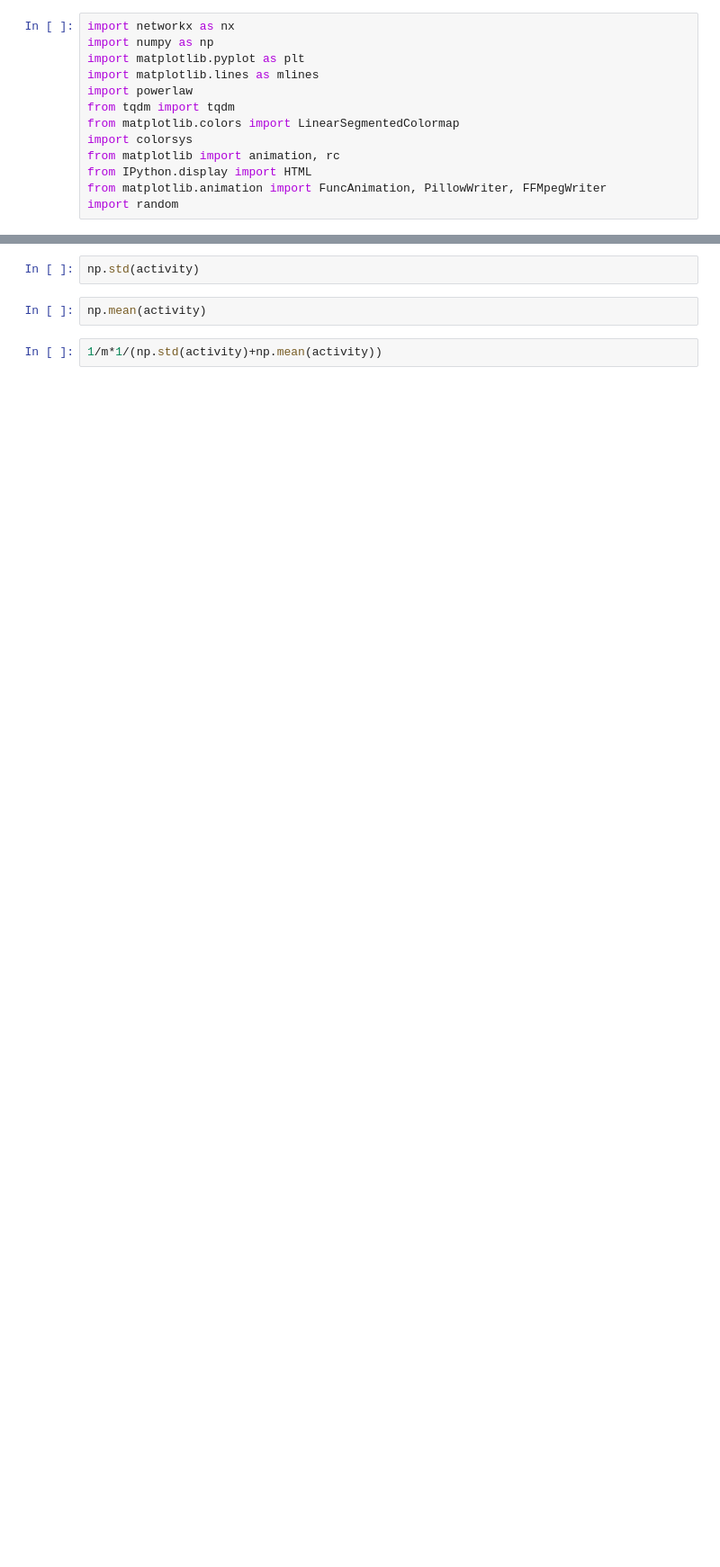
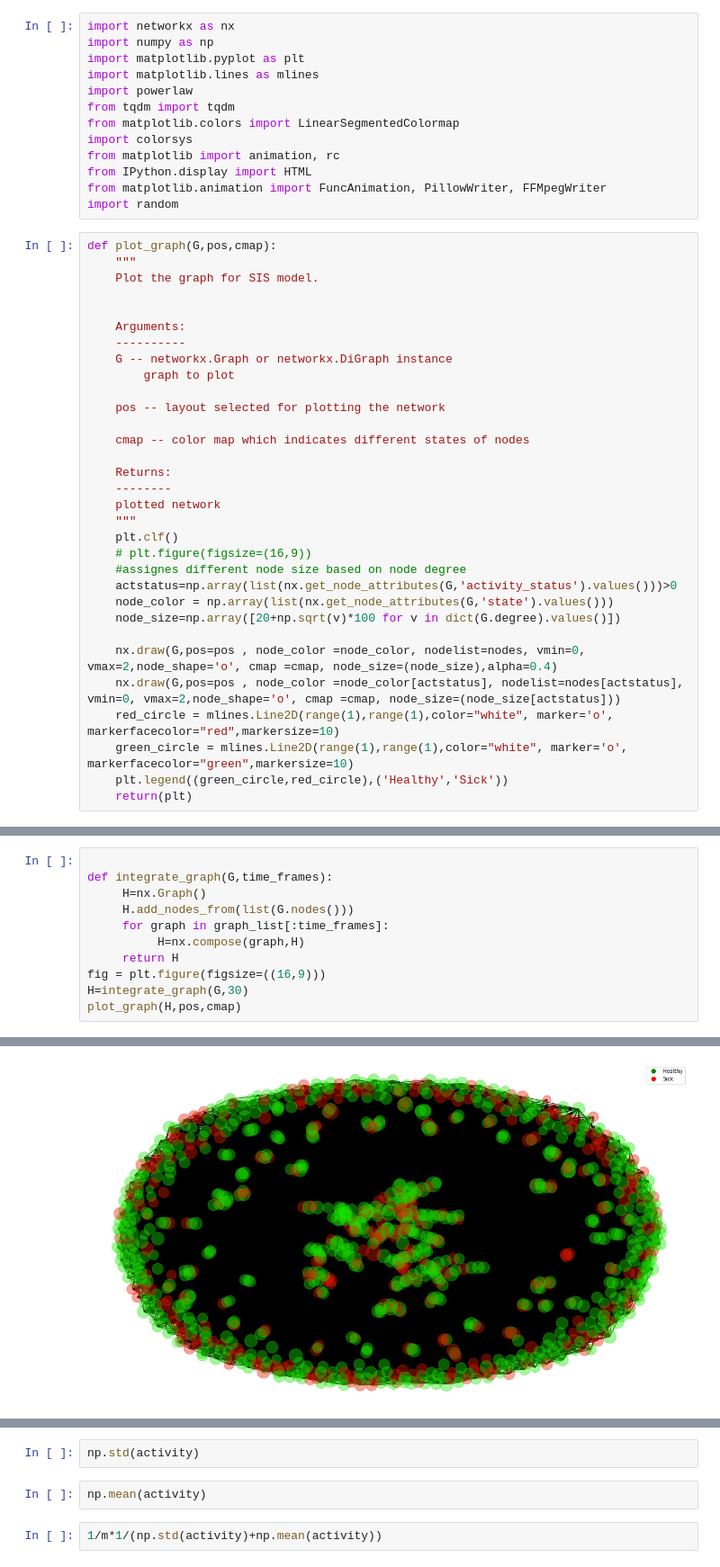
Before and after one commit to MateuszS312/ADN_complex_network, a Jupyter notebook: ADN_complex_network.ipynb, the cells around one changed output, grey strips where cells are left out. Shown at 90% size. Drawn from its saved outputs; the diff is of its cells as text; blank space fills up the shorter version.

```diff
--- a/ADN_complex_network.ipynb
+++ b/ADN_complex_network.ipynb
@@ -11,6 +11,38 @@ from matplotlib import animation, rc
 from IPython.display import HTML
 from matplotlib.animation import FuncAnimation, PillowWriter, FFMpegWriter
 import random
+# %%
+def plot_graph(G,pos,cmap):
+    """
+    Plot the graph for SIS model.
+
+
+    Arguments:
+    ----------
+    G -- networkx.Graph or networkx.DiGraph instance
+        graph to plot
+
+    pos -- layout selected for plotting the network
+
+    cmap -- color map which indicates different states of nodes
+
+    Returns:
+    --------
+    plotted network
+    """
+    plt.clf()
+    # plt.figure(figsize=(16,9))
+    #assignes different node size based on node degree
+    actstatus=np.array(list(nx.get_node_attributes(G,'activity_status').values()))>0
+    node_color = np.array(list(nx.get_node_attributes(G,'state').values()))
+    node_size=np.array([20+np.sqrt(v)*100 for v in dict(G.degree).values()])
+
+    nx.draw(G,pos=pos , node_color =node_color, nodelist=nodes, vmin=0, vmax=2,node_shape='o', cmap =cmap, node_size=(node_size),alpha=0.4)
+    nx.draw(G,pos=pos , node_color =node_color[actstatus], nodelist=nodes[actstatus], vmin=0, vmax=2,node_shape='o', cmap =cmap, node_size=(node_size[actstatus]))
+    red_circle = mlines.Line2D(range(1),range(1),color="white", marker='o', markerfacecolor="red",markersize=10)
+    green_circle = mlines.Line2D(range(1),range(1),color="white", marker='o', markerfacecolor="green",markersize=10)
+    plt.legend((green_circle,red_circle),('Healthy','Sick'))
+    return(plt)
 # %%
 def infect_cure_node(G,state,active_nodes,alpha,beta):
     #change the state of the nodes
@@ -98,0 +195,12 @@ for ii in tqdm(range(max_iter)):
+# %%
+
+def integrate_graph(G,time_frames):
+     H=nx.Graph()
+     H.add_nodes_from(list(G.nodes()))
+     for graph in graph_list[:time_frames]:
+          H=nx.compose(graph,H)
+     return H
+fig = plt.figure(figsize=((16,9)))
+H=integrate_graph(G,30)
+plot_graph(H,pos,cmap)
+# %% [output]
@@ -98,0 +208 @@ for ii in tqdm(range(max_iter)):
+[figure, added]
```
Also changed, not shown: parts of 22 cells of this notebook, 3 other files.
